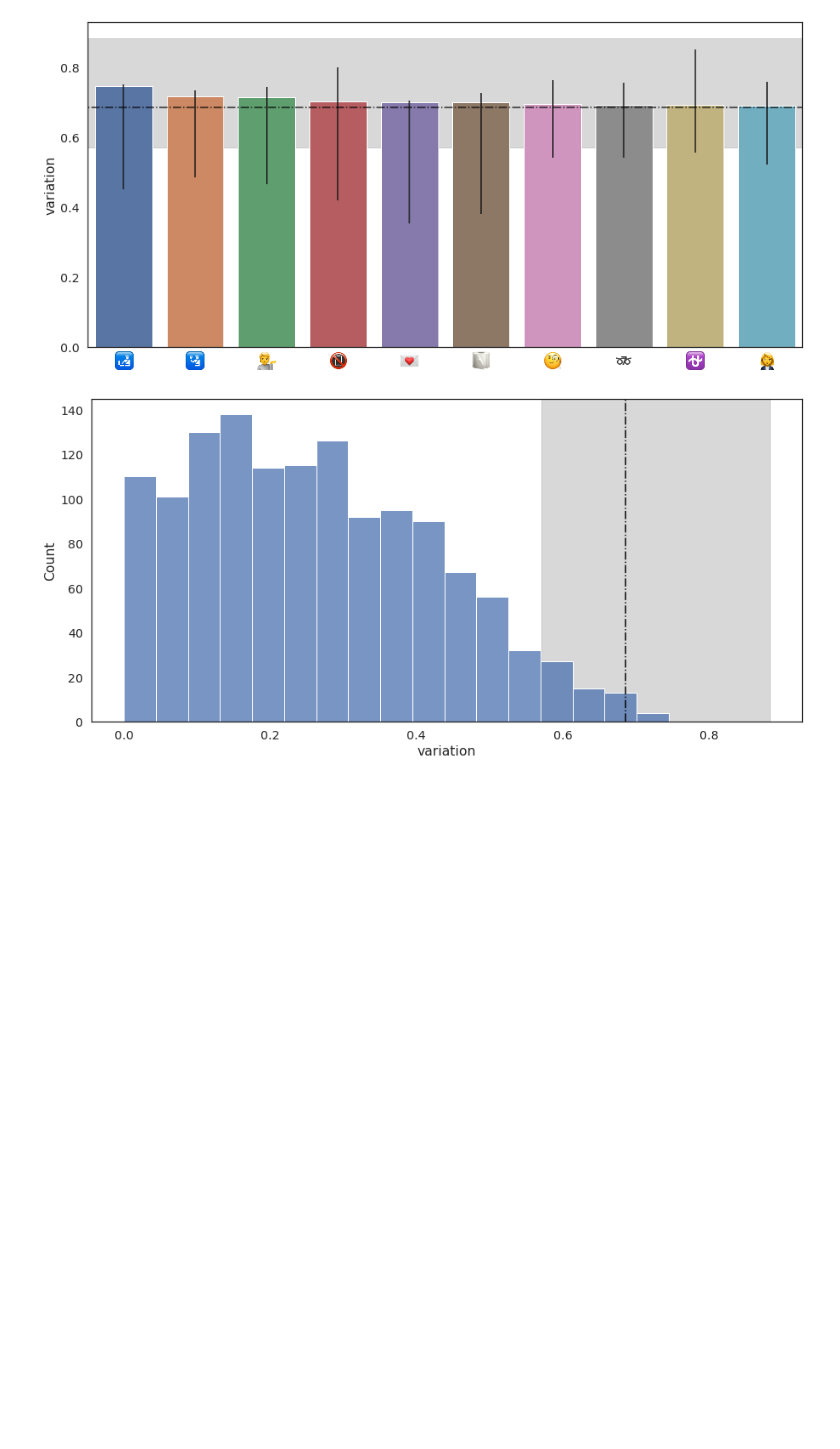
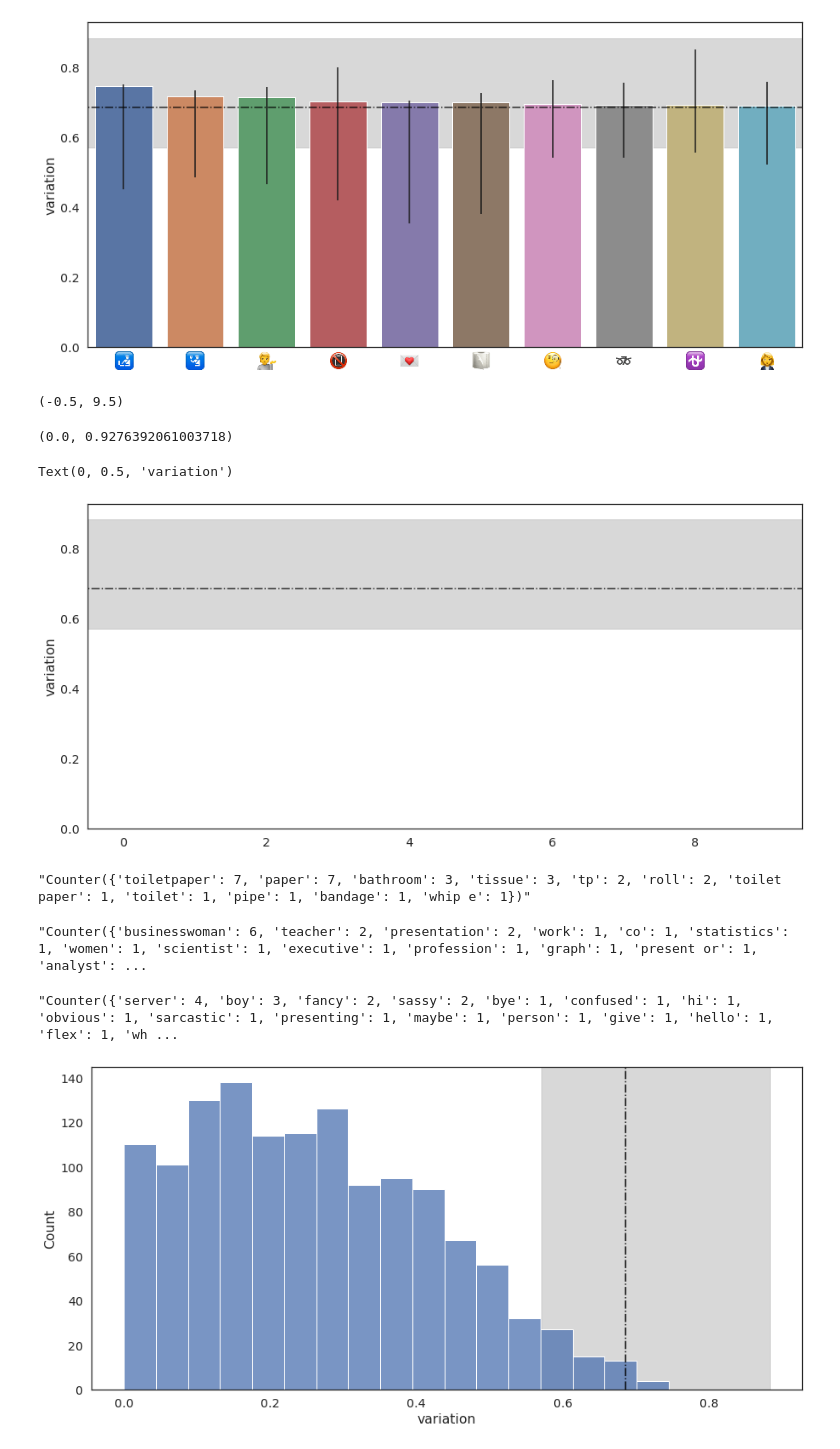
Before and after one commit to epfl-ada/emoji-ambiguity, a Jupyter notebook: notebooks/06_baseline.ipynb, the cells around one changed output. Cells and saved outputs as stored; diff of their text form; code cells hidden in the pictures; blank space fills up the shorter version.

```diff
--- a/notebooks/06_baseline.ipynb
+++ b/notebooks/06_baseline.ipynb
@@ -92,6 +92,38 @@ ax.fill_between(range(-2, 12), baselines_CIs[0],
 plot_emoji_barplot(top_ten, ax, col='variation')
 # %% [output]
 [figure]
+# %%
+ax.get_xlim()
+# %% [output]
+(-0.5, 9.5)
+# %%
+ax.get_ylim()
+# %% [output]
+(0.0, 0.9276392061003718)
+# %%
+fig, ax = plt.subplots()
+ax.plot(range(-2, 12), 14*[baseline], '-.', alpha=0.8, color='black')
+ax.fill_between(range(-2, 12), baselines_CIs[0],
+                 baselines_CIs[1], alpha = 0.3, color='gray')
+ax.set_ylim(0.0, 0.9276392061003718)
+ax.set_xlim(-0.5, 9.5)
+ax.set_ylabel("variation")
+# plot_emoji_barplot(top_ten, ax, col='variation')
+# %% [output]
+Text(0, 0.5, 'variation')
+[figure, added]
+# %%
+top_ten[['emoji', 'vocabulary']].iloc[5].vocabulary
+# %% [output]
+"Counter({'toiletpaper': 7, 'paper': 7, 'bathroom': 3, 'tissue': 3, 'tp': 2, 'roll': 2, 'toilet paper': 1, 'toilet': 1, 'pipe': 1, 'bandage': 1, 'whip e': 1})"
+# %%
+top_ten[['emoji', 'vocabulary']].iloc[9].vocabulary
+# %% [output]
+"Counter({'businesswoman': 6, 'teacher': 2, 'presentation': 2, 'work': 1, 'co': 1, 'statistics': 1, 'women': 1, 'scientist': 1, 'executive': 1, 'profession': 1, 'graph': 1, 'present or': 1, 'analyst': ...
+# %%
+top_ten[['emoji', 'vocabulary']].iloc[2].vocabulary
+# %% [output]
+"Counter({'server': 4, 'boy': 3, 'fancy': 2, 'sassy': 2, 'bye': 1, 'confused': 1, 'hi': 1, 'obvious': 1, 'sarcastic': 1, 'presenting': 1, 'maybe': 1, 'person': 1, 'give': 1, 'hello': 1, 'flex': 1, 'wh ...
 # %%
 fig, ax = plt.subplots()
 
```
Also changed, not shown: 1 other file.
